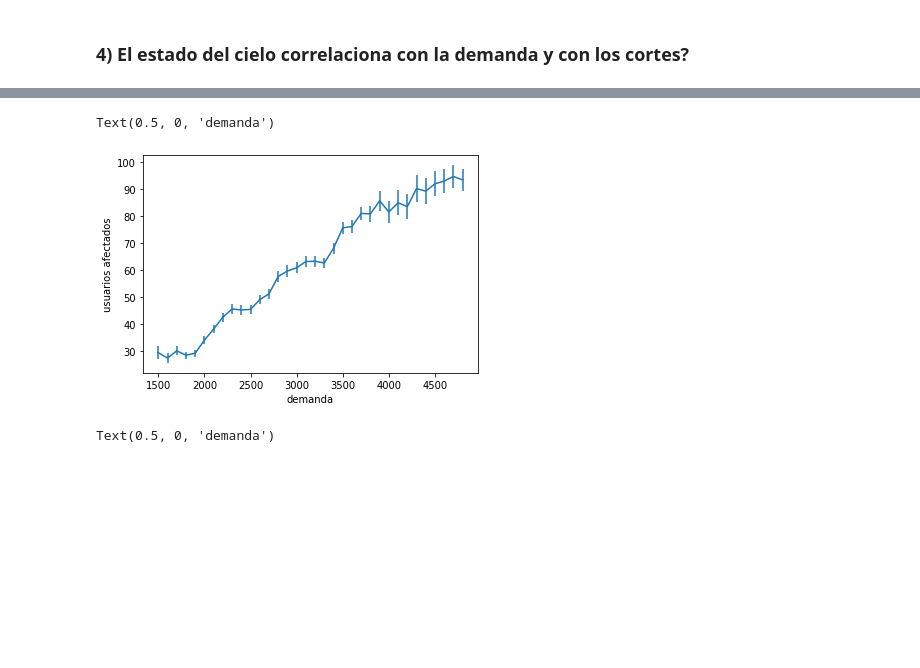
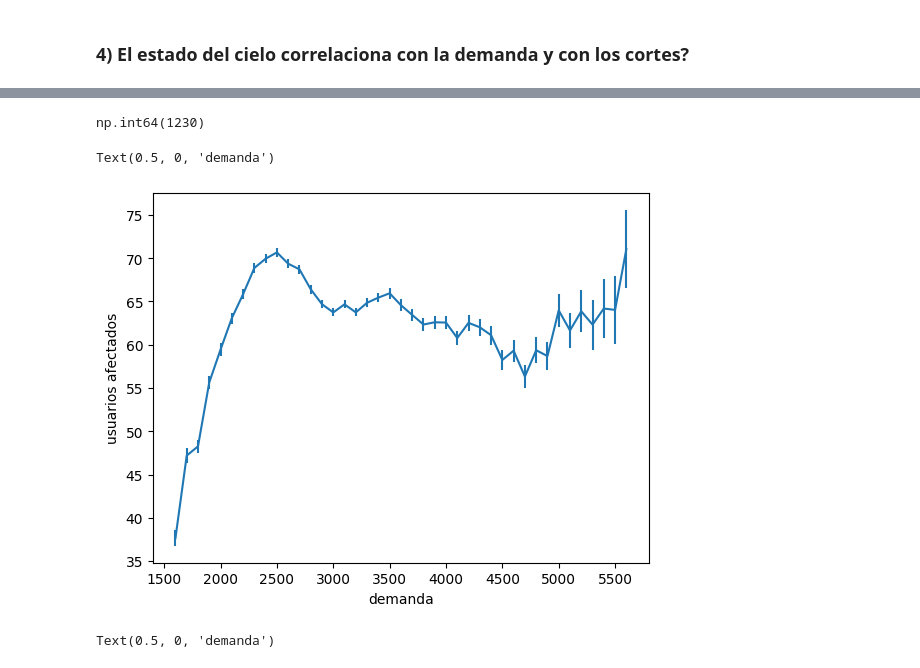
Before and after one commit to elsonidoq/enre, a Jupyter notebook: notebooks/02-EDA.ipynb, the cells around one changed output, grey strips where cells are left out. Saved outputs shown, nothing was run; the diff lists cells and outputs as text; code cells hidden in the pictures; blank space fills up the shorter version.

```diff
--- a/notebooks/02-EDA.ipynb
+++ b/notebooks/02-EDA.ipynb
@@ -107,7 +144,7 @@ clima_df_hour.head()
 # %%
 demanda_df['date_hour'] = demanda_df.fecha.apply(lambda x: x.replace(minute=0))
 demanda_df_hour = (
-    demanda_df.groupby(['date_hour', 'region'])
+    demanda_df[demanda_df.dem>0].groupby(['date_hour', 'region'])
             .agg({'dem': 'mean'})
             .reset_index()
 )
@@ -358,0 +413,2 @@ plt.xticks([1], ['usuarios afectados'])
+# %%
+merged['binned_temperature'] = merged.temperatura.apply(lambda x: int(round(x, 0))//5*5 if not np.isnan(x) else x )
@@ -399,17 +482,21 @@ plt.xlabel('temperatura')
+# %%
+demanda_df.dem[demanda_df.dem>0].min()
+# %% [output]
+np.int64(1230)
 # %%
-merged['binnedDemanda'] = merged.demHoy.apply(lambda x: int(round(x, 0))//100*100 if not np.isnan(x) else x )
+merged['binnedDemanda'] = merged.dem.apply(lambda x: int(round(x, 0))//100*100 if not np.isnan(x) else x )
 # %%
-g = merged[~merged.demHoy.isna()].groupby('binnedDemanda')['usuarios afectados']
+g = merged[merged.dem > 0].groupby('binnedDemanda')['usuarios afectados']
 mean = g.mean().sort_index().rolling(5).mean().dropna()
 std = g.std().sort_index().rolling(5).mean().dropna() / (g.count().sort_index().rolling(5).mean().dropna())**0.5
 
 
 plt.errorbar(mean.index, mean.values, yerr=std.values)
 plt.ylabel('usuarios afectados')
 plt.xlabel('demanda')
 # %% [output]
 Text(0.5, 0, 'demanda')
-[figure, old version]
+[figure, new version]
 # %%
 g = merged[~merged.demHoy.isna()].groupby('binnedDemanda')['usuarios afectados']
 mean = g.mean().sort_index().dropna()
```
Also changed, not shown: parts of 52 cells of this notebook, 3 other files.
